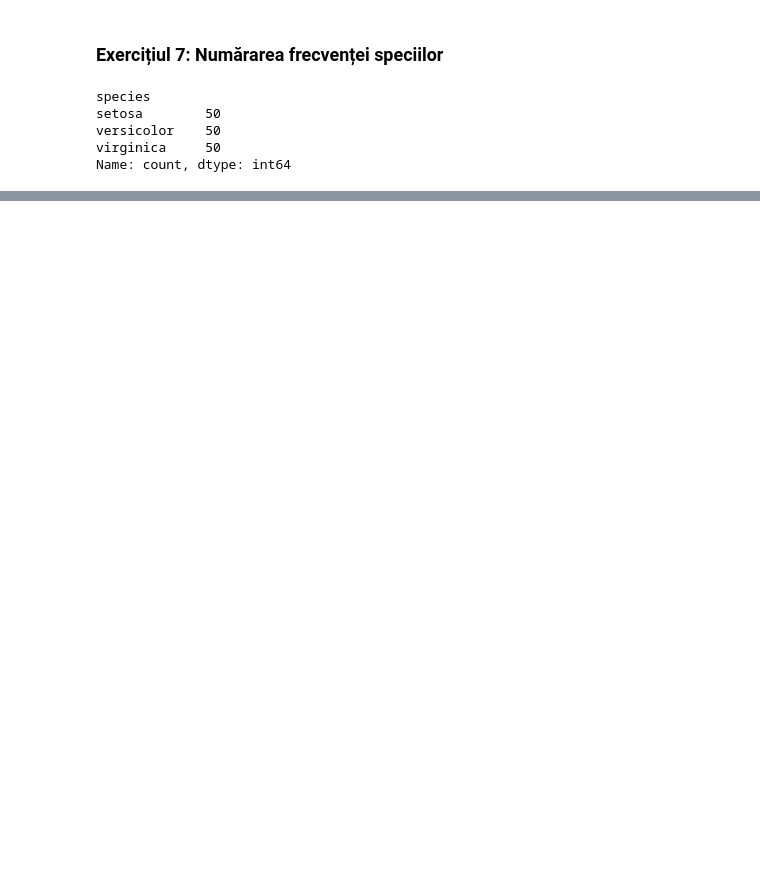
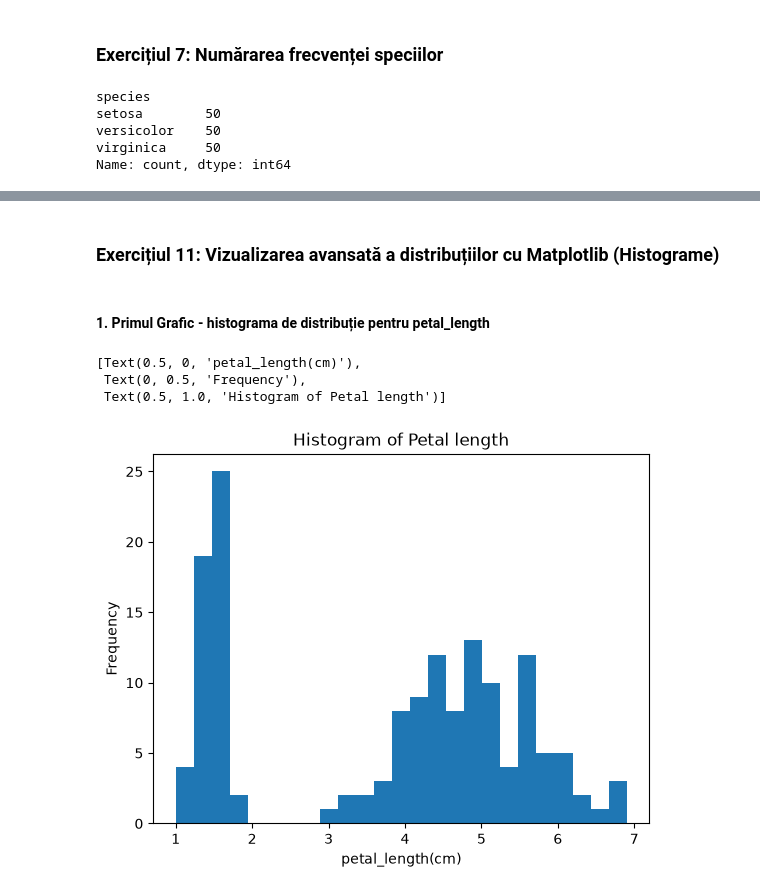
Before and after one commit to florin-t04/lab-1-machine-learning, a Jupyter notebook: 01_Trandafir.ipynb, the cells around one changed output, grey strips where cells are left out. Drawn from its saved outputs; the diff is of its cells as text; code cells hidden in the pictures; blank space fills up the shorter version.

```diff
--- a/01_Trandafir.ipynb
+++ b/01_Trandafir.ipynb
@@ -136,0 +160,13 @@ Name: count, dtype: int64
+# %% [markdown]
+### Exercițiul 11: Vizualizarea avansată a distribuțiilor cu Matplotlib (Histograme)
+# %% [markdown]
+#### 1. Primul Grafic - histograma de distribuție pentru petal_length
+# %%
+ax= plt.axes()
+ax.hist(data.petal_length, bins=25)
+ax.set(xlabel='petal_length(cm)', ylabel='Frequency', title='Histogram of Petal length')
+# %% [output]
+[Text(0.5, 0, 'petal_length(cm)'),
+ Text(0, 0.5, 'Frequency'),
+ Text(0.5, 1.0, 'Histogram of Petal length')]
+[figure, added]
```
Also changed, not shown: parts of 11 cells of this notebook.
